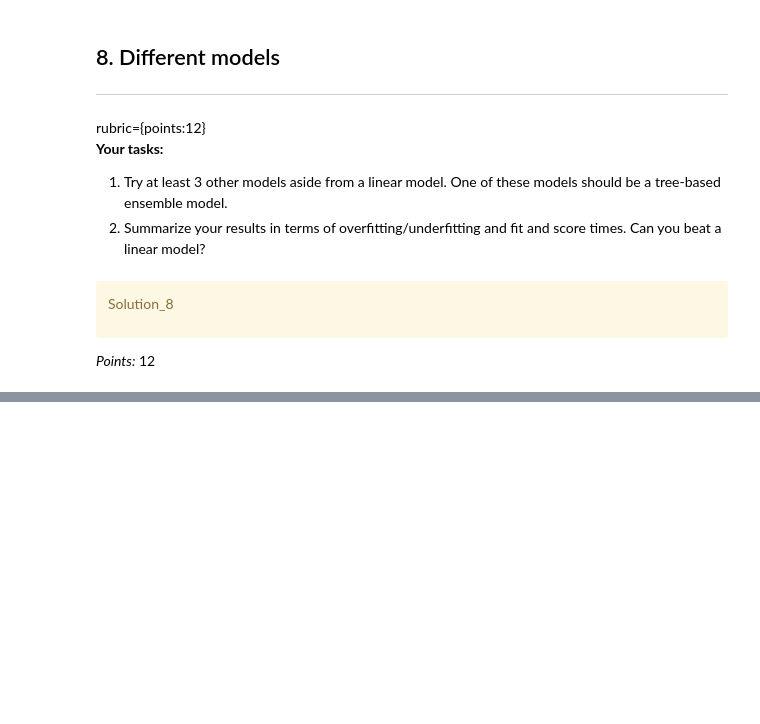
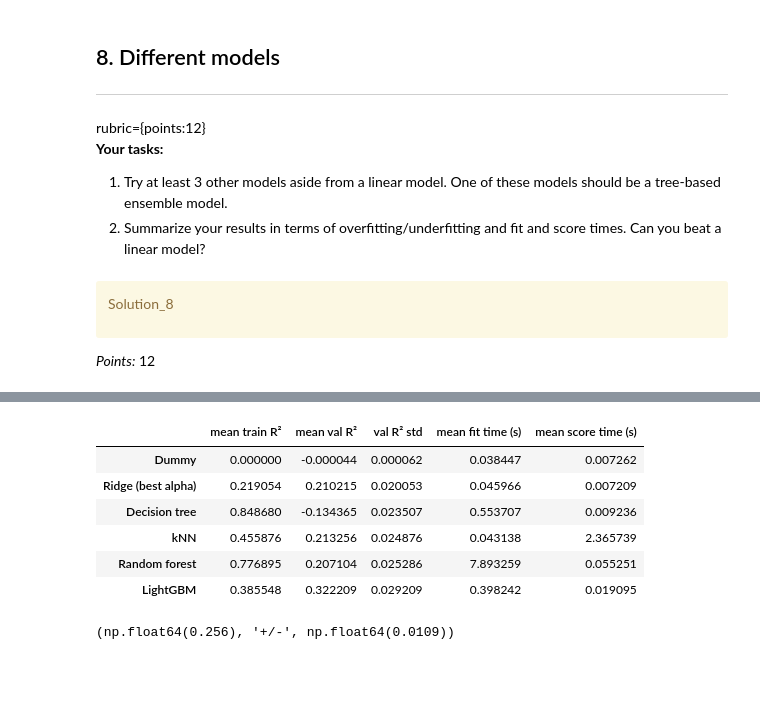
Before and after one commit to ZhaoJohnny/CPSC330-, a Jupyter notebook: assignment5/hw5.ipynb, the cells around one changed output, grey strips where cells are left out. Saved outputs shown, nothing was run; the diff lists cells and outputs as text; code cells hidden in the pictures; blank space fills up the shorter version.

```diff
--- a/assignment5/hw5.ipynb
+++ b/assignment5/hw5.ipynb
@@ -671,0 +743,45 @@ _Type your answer here, replacing this text._
+# %%
+from sklearn.tree import DecisionTreeRegressor
+from sklearn.neighbors import KNeighborsRegressor
+from sklearn.ensemble import RandomForestRegressor
+from lightgbm import LGBMRegressor
+
+cv_results = {}
+
+def comparison_table(cv_results):
+    return pd.DataFrame({
+        name: {
+            "mean train R²": s["train_score"].mean(),
+            "mean val R²": s["test_score"].mean(),
+            "val R² std": s["test_score"].std(),
+            "mean fit time (s)": s["fit_time"].mean(),
+            "mean score time (s)": s["score_time"].mean(),
+        }
+        for name, s in cv_results.items()
+    }).T
+# %%
+models = {
+    "Dummy": DummyRegressor(),
+    "Ridge (best alpha)": Ridge(alpha=grid.best_params_["ridge__alpha"]),
+    "Decision tree": DecisionTreeRegressor(random_state=123),
+    "kNN": KNeighborsRegressor(),
+    "Random forest": RandomForestRegressor(n_estimators=100, n_jobs=-1, random_state=123),
+    "LightGBM": LGBMRegressor(random_state=123, verbose=-1),
+}
+
+for name, model in models.items():
+    pipe = make_pipeline(preprocessor, model)
+    cv_results[name] = cross_validate(
+        pipe, X_train, y_train, cv=5,
+        scoring="r2", return_train_score=True
+    )
+
+comparison_table(cv_results)
+# %% [output]
+|  | mean train R² | mean val R² | val R² std | mean fit time (s) | mean score time (s) |
+| Dummy | 0.000000 | -0.000044 | 0.000062 | 0.038447 | 0.007262 |
+| Ridge (best alpha) | 0.219054 | 0.210215 | 0.020053 | 0.045966 | 0.007209 |
+| Decision tree | 0.848680 | -0.134365 | 0.023507 | 0.553707 | 0.009236 |
+| kNN | 0.455876 | 0.213256 | 0.024876 | 0.043138 | 2.365739 |
+| Random forest | 0.776895 | 0.207104 | 0.025286 | 7.893259 | 0.055251 |
+| LightGBM | 0.385548 | 0.322209 | 0.029209 | 0.398242 | 0.019095 |
@@ -672,3 +798,7 @@ _Type your answer here, replacing this text._
+# %%
+print((scores.mean().round(4), "+/-", scores.std().round(4)))
+# %% [output]
+(np.float64(0.256), '+/-', np.float64(0.0109))
 # %% [markdown]
 <!-- END QUESTION -->
 
```
Also changed, not shown: parts of 37 cells of this notebook, 1 other file.
